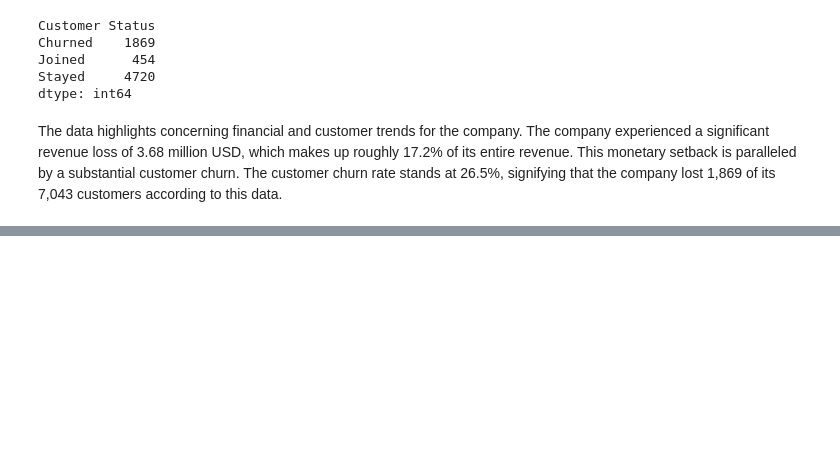
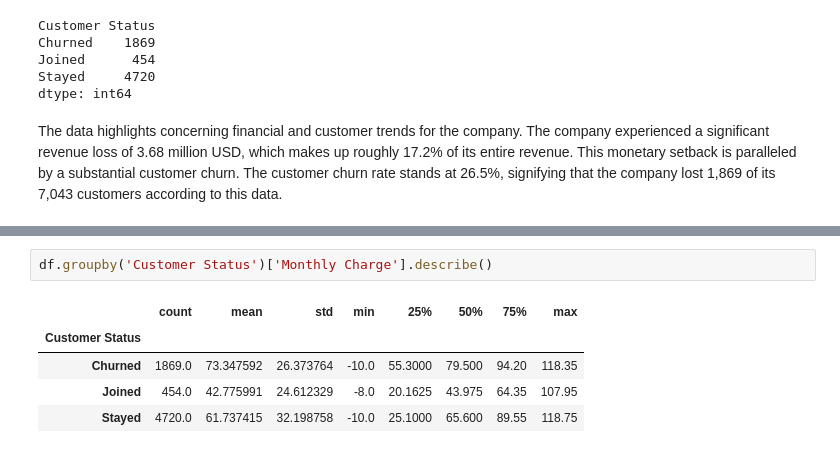
Before and after one commit to bhutto17/Telecom-Churn-Analysis, a Jupyter notebook: Telecom_Churn_Analysis.ipynb, the cells around one changed output, grey strips where cells are left out. Cells and saved outputs as stored; diff of their text form; blank space fills up the shorter version.

```diff
--- a/Telecom_Churn_Analysis.ipynb
+++ b/Telecom_Churn_Analysis.ipynb
@@ -234,0 +243,8 @@ The data highlights concerning financial and customer trends for the company. Th
+# %%
+df.groupby('Customer Status')['Monthly Charge'].describe()
+# %% [output]
+|  | count | mean | std | min | 25% | 50% | 75% | max |
+| Customer Status |  |  |  |  |  |  |  |  |
+| Churned | 1869.0 | 73.347592 | 26.373764 | -10.0 | 55.3000 | 79.500 | 94.20 | 118.35 |
+| Joined | 454.0 | 42.775991 | 24.612329 | -8.0 | 20.1625 | 43.975 | 64.35 | 107.95 |
+| Stayed | 4720.0 | 61.737415 | 32.198758 | -10.0 | 25.1000 | 65.600 | 89.55 | 118.75 |
```
Also changed, not shown: parts of 7 cells of this notebook.
